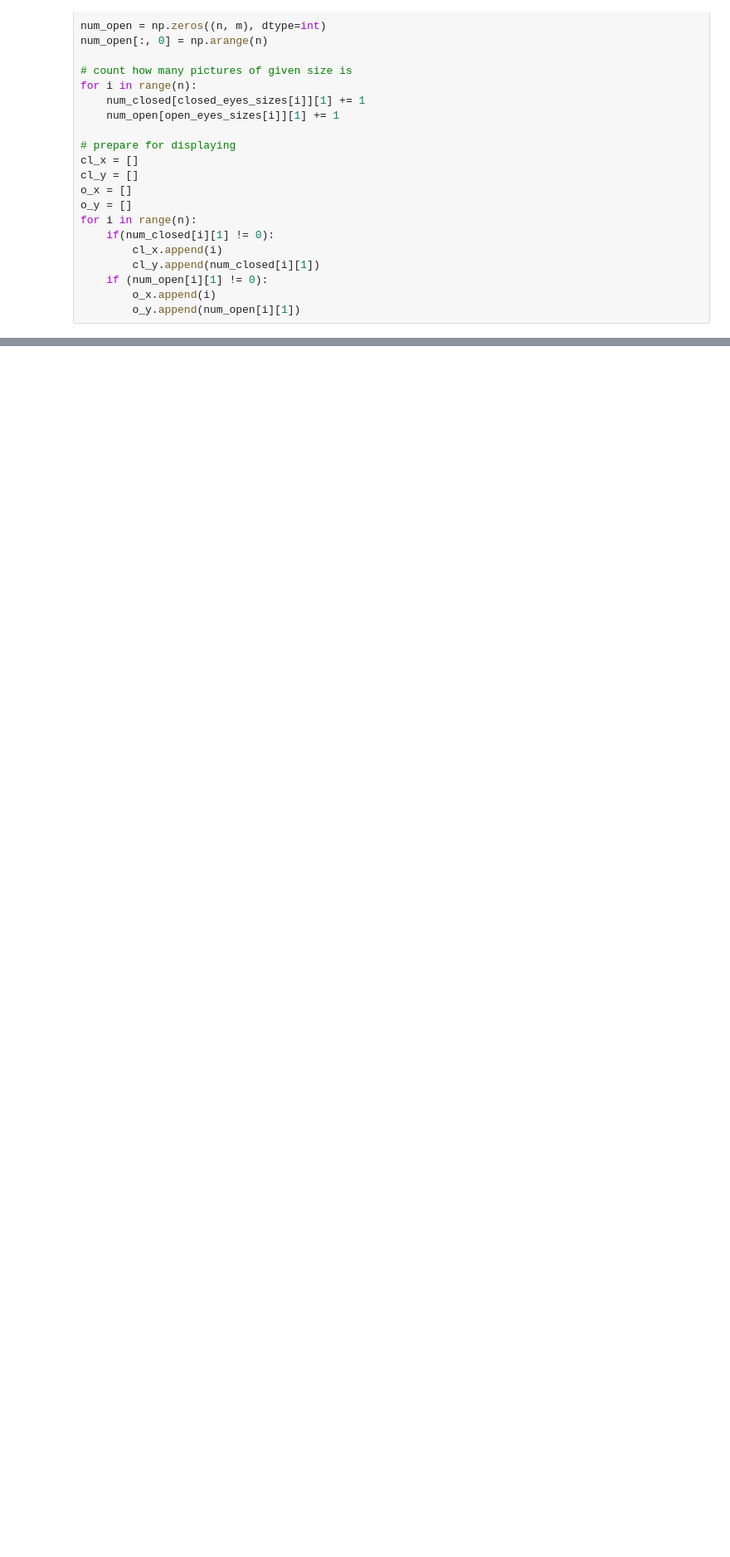
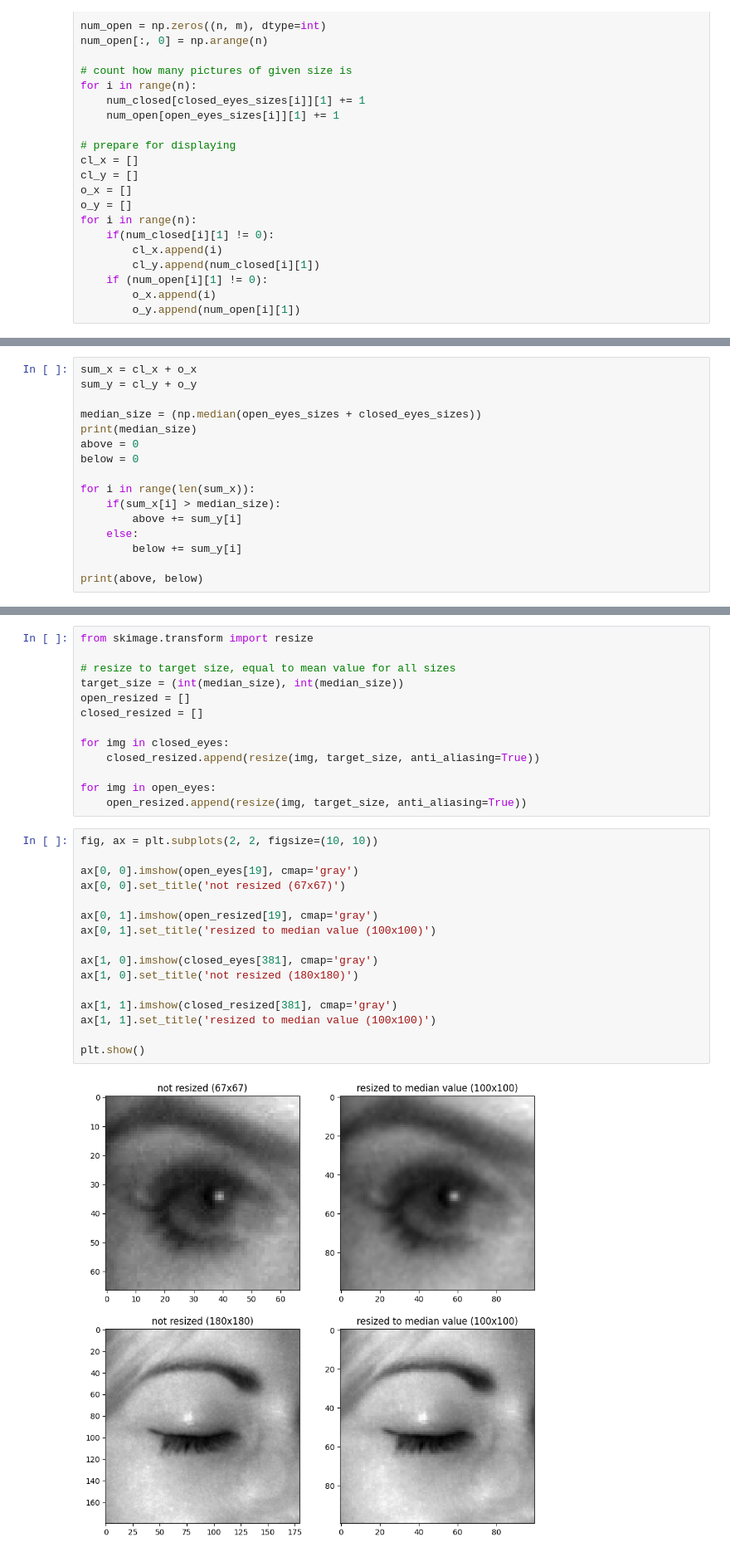
Before and after one commit to janwalec/eyes_recognition, a Jupyter notebook: presentation_notebook.ipynb, the cells around one changed output, grey strips where cells are left out. Shown: that part at 83% size. Cells and saved outputs as stored; diff of their text form; blank space fills up the shorter version.

```diff
--- a/presentation_notebook.ipynb
+++ b/presentation_notebook.ipynb
@@ -96,0 +98,16 @@ plt.show()
+# %%
+sum_x = cl_x + o_x
+sum_y = cl_y + o_y
+
+median_size = (np.median(open_eyes_sizes + closed_eyes_sizes))
+print(median_size)
+above = 0
+below = 0
+
+for i in range(len(sum_x)):
+    if(sum_x[i] > median_size):
+        above += sum_y[i]
+    else:
+        below += sum_y[i]
+
+print(above, below)
@@ -96,0 +117,31 @@ plt.show()
+# %%
+from skimage.transform import resize
+
+# resize to target size, equal to mean value for all sizes
+target_size = (int(median_size), int(median_size))
+open_resized = []
+closed_resized = []
+
+for img in closed_eyes:
+    closed_resized.append(resize(img, target_size, anti_aliasing=True))
+
+for img in open_eyes:
+    open_resized.append(resize(img, target_size, anti_aliasing=True))
+# %%
+fig, ax = plt.subplots(2, 2, figsize=(10, 10))
+
+ax[0, 0].imshow(open_eyes[19], cmap='gray')
+ax[0, 0].set_title('not resized (67x67)')
+
+ax[0, 1].imshow(open_resized[19], cmap='gray')
+ax[0, 1].set_title('resized to median value (100x100)')
+
+ax[1, 0].imshow(closed_eyes[381], cmap='gray')
+ax[1, 0].set_title('not resized (180x180)')
+
+ax[1, 1].imshow(closed_resized[381], cmap='gray')
+ax[1, 1].set_title('resized to median value (100x100)')
+
+plt.show()
+# %% [output]
+[figure, added]
```
Also changed, not shown: parts of 3 cells of this notebook.
